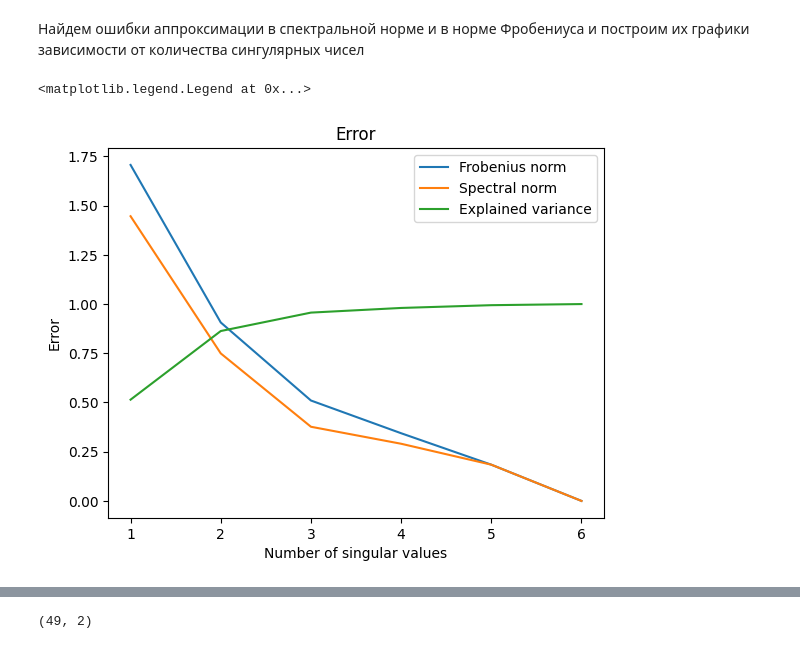
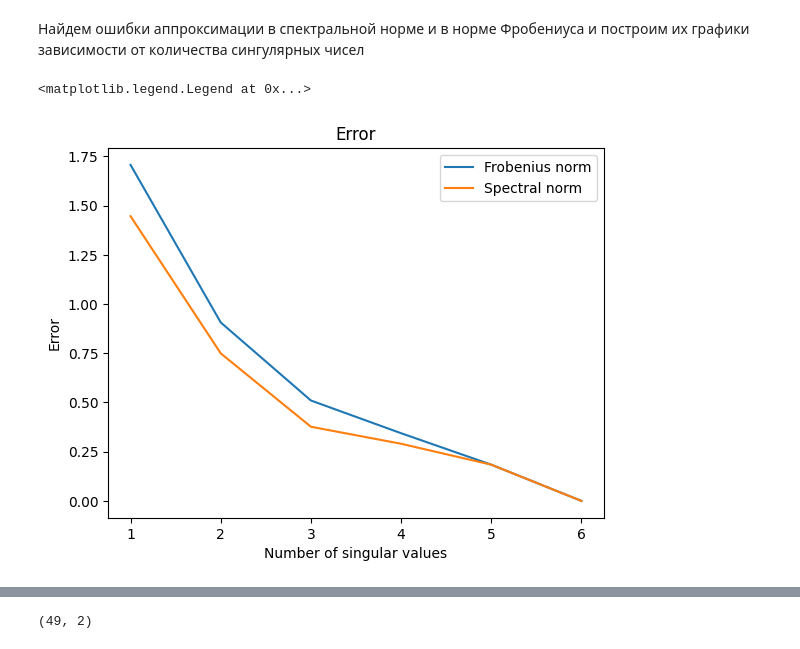
Before and after one commit to a13xbb/data-analysis-labs-mag, a Jupyter notebook: lab1/main.ipynb, the cells around one changed output, grey strips where cells are left out. Cells and saved outputs as stored; diff of their text form; code cells hidden in the pictures.

```diff
--- a/lab1/main.ipynb
+++ b/lab1/main.ipynb
@@ -183,11 +185,10 @@ for i in range(len(S)):
 # %%
 plt.plot(range(1, len(frobenius_errors) + 1), frobenius_errors, label="Frobenius norm")
 plt.plot(range(1, len(spectral_errors) + 1), spectral_errors, label="Spectral norm")
-plt.plot(range(1, len(explained_vars) + 1), explained_vars, label="Explained variance")
 plt.title("Error")
 plt.xlabel("Number of singular values")
 plt.ylabel("Error")
 plt.legend()
 # %% [output]
 <matplotlib.legend.Legend at 0x...>
-[figure, old version]
+[figure, new version]
```
Also changed, not shown: parts of 35 cells of this notebook.
